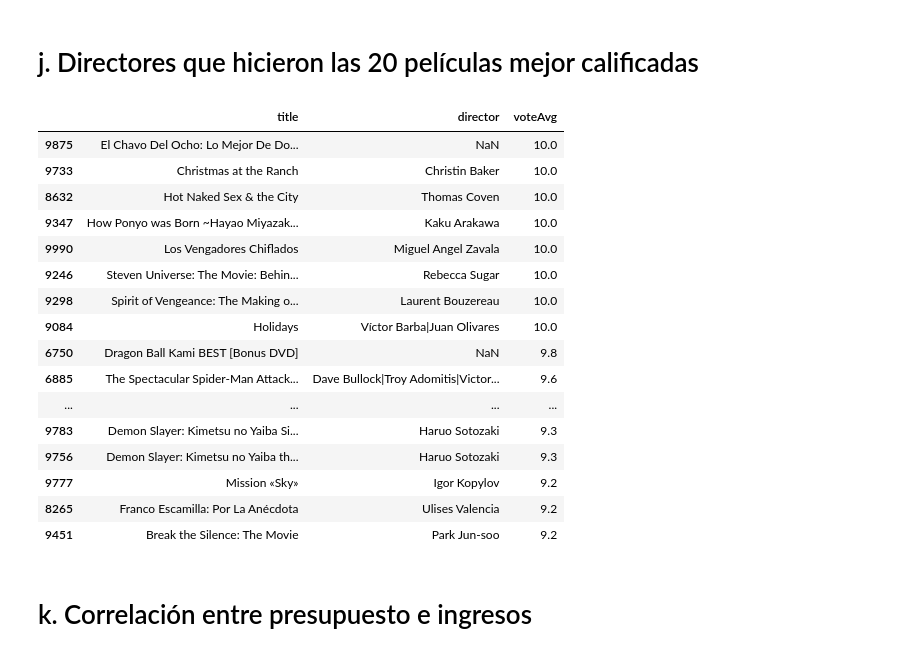
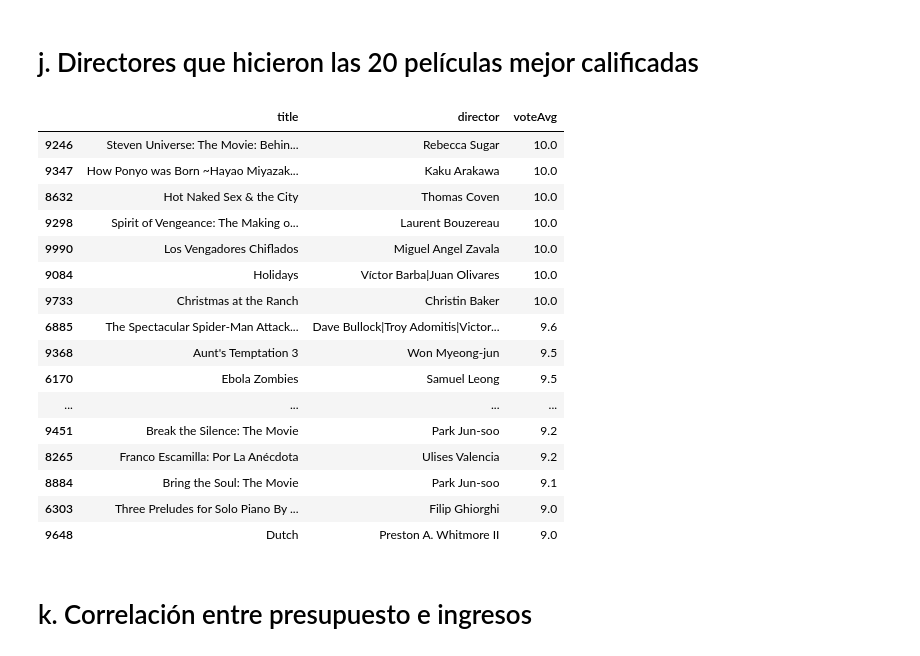
Before and after one commit to Sofiamishel2003/-An-lisis-Exploratorio, a Jupyter notebook: analisis exploratorio - movies.IPYNB, the cells around one changed output. Saved outputs shown, nothing was run; the diff lists cells and outputs as text; code cells hidden in the pictures.

```diff
--- a/analisis exploratorio - movies.IPYNB
+++ b/analisis exploratorio - movies.IPYNB
@@ -513,26 +553,26 @@ revenue              -0.060143         0.290070    0.162495  1.000000
 # j. Directores que hicieron las 20 películas mejor calificadas
 # %%
 # Obtener las 20 películas mejor calificadas según voteAvg
-top_rated_movies = df[['title', 'director', 'voteAvg']].sort_values(by='voteAvg', ascending=False).head(20)
+top_rated_movies = df[['title', 'director', 'voteAvg']].dropna().sort_values(by='voteAvg', ascending=False).head(20)
 top_rated_movies
 # %% [output]
 |  | title | director | voteAvg |
-| 9875 | El Chavo Del Ocho: Lo Mejor De Do... | NaN | 10.0 |
+| 9246 | Steven Universe: The Movie: Behin... | Rebecca Sugar | 10.0 |
+| 9347 | How Ponyo was Born ~Hayao Miyazak... | Kaku Arakawa | 10.0 |
+| 8632 | Hot Naked Sex & the City | Thomas Coven | 10.0 |
+| 9298 | Spirit of Vengeance: The Making o... | Laurent Bouzereau | 10.0 |
+| 9990 | Los Vengadores Chiflados | Miguel Angel Zavala | 10.0 |
+| 9084 | Holidays | Víctor Barba|Juan Olivares | 10.0 |
 | 9733 | Christmas at the Ranch | Christin Baker | 10.0 |
-| 8632 | Hot Naked Sex & the City | Thomas Coven | 10.0 |
-| 9347 | How Ponyo was Born ~Hayao Miyazak... | Kaku Arakawa | 10.0 |
-| 9990 | Los Vengadores Chiflados | Miguel Angel Zavala | 10.0 |
-| 9246 | Steven Universe: The Movie: Behin... | Rebecca Sugar | 10.0 |
-| 9298 | Spirit of Vengeance: The Making o... | Laurent Bouzereau | 10.0 |
-| 9084 | Holidays | Víctor Barba|Juan Olivares | 10.0 |
-| 6750 | Dragon Ball Kami BEST [Bonus DVD] | NaN | 9.8 |
 | 6885 | The Spectacular Spider-Man Attack... | Dave Bullock|Troy Adomitis|Victor... | 9.6 |
+| 9368 | Aunt's Temptation 3 | Won Myeong-jun | 9.5 |
+| 6170 | Ebola Zombies | Samuel Leong | 9.5 |
 | ... | ... | ... | ... |
-| 9783 | Demon Slayer: Kimetsu no Yaiba Si... | Haruo Sotozaki | 9.3 |
-| 9756 | Demon Slayer: Kimetsu no Yaiba th... | Haruo Sotozaki | 9.3 |
-| 9777 | Mission «Sky» | Igor Kopylov | 9.2 |
+| 9451 | Break the Silence: The Movie | Park Jun-soo | 9.2 |
 | 8265 | Franco Escamilla: Por La Anécdota | Ulises Valencia | 9.2 |
-| 9451 | Break the Silence: The Movie | Park Jun-soo | 9.2 |
+| 8884 | Bring the Soul: The Movie | Park Jun-soo | 9.1 |
+| 6303 | Three Preludes for Solo Piano By ... | Filip Ghiorghi | 9.0 |
+| 9648 | Dutch | Preston A. Whitmore II | 9.0 |
 # %% [markdown]
 # k. Correlación entre presupuesto e ingresos
 # %%
```
Also changed, not shown: parts of 12 cells of this notebook.
